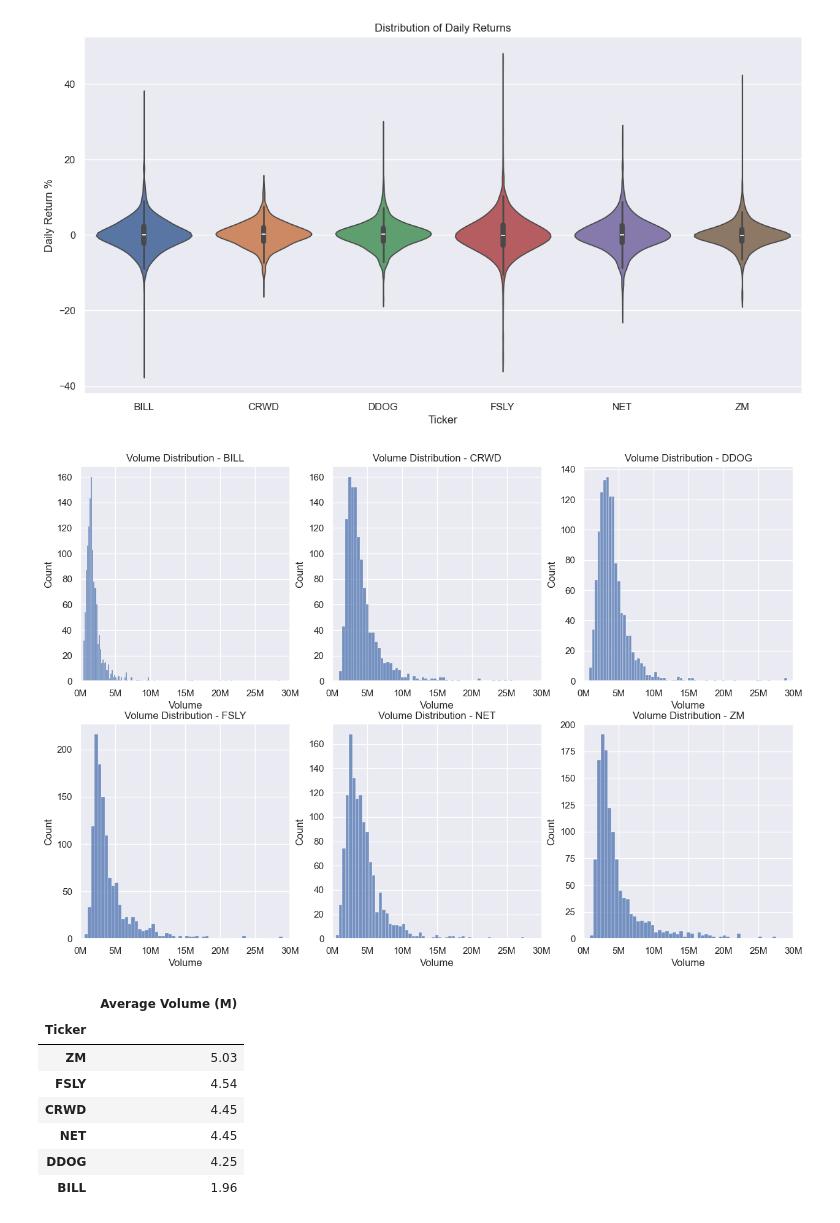
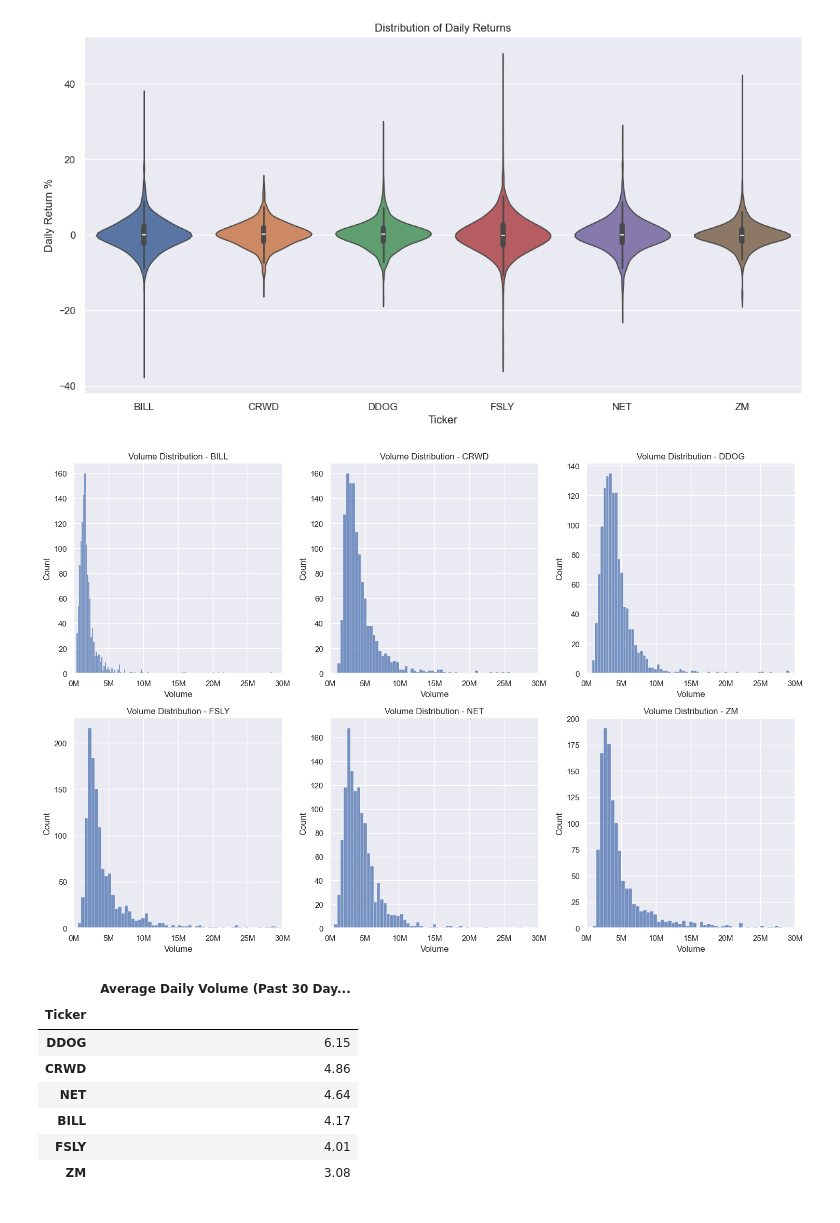
Before and after one commit to msicrow/SaaS-Stock-Prediction, a Jupyter notebook: EDA.ipynb, the cells around one changed output. Cells and saved outputs as stored; diff of their text form; code cells hidden in the pictures.

```diff
--- a/EDA.ipynb
+++ b/EDA.ipynb
@@ -101,29 +102,31 @@ plt.ylabel("Daily Return %");
 # %%
 fig, axs = plt.subplots(2, 3)
 fig.set_figheight(10)
 fig.set_figwidth(15)
 
 tickers = historical_data["Volume"].columns
 
 axs = axs.flatten()
 for i, ticker in enumerate(tickers):
     sns.histplot(historical_data["Volume"][ticker], ax=axs[i])
     axs[i].set_title(f"Volume Distribution - {ticker}")
     axs[i].set_xlabel("Volume")
     axs[i].set_xlim(0, 30000000)
     axs[i].xaxis.set_major_formatter(plt.FuncFormatter(lambda x, _: f"{int(x/1000000)}M"))
+
+plt.tight_layout()
 # %% [output]
-[figure, old version]
+[figure, new version]
 # %%
-vol_series = (round(historical_data['Volume'].mean()/1000000, 2)).sort_values(ascending=False)
-vol_df = vol_series.to_frame(name="Average Volume (M)")
+vol_series = (round(historical_data['Volume'][-30:].mean()/1000000, 2)).sort_values(ascending=False)
+vol_df = vol_series.to_frame(name="Average Daily Volume (Past 30 Days) (M)")
 vol_df
 # %% [output]
-|  | Average Volume (M) |
+|  | Average Daily Volume (Past 30 Day... |
 | Ticker |  |
-| ZM | 5.03 |
-| FSLY | 4.54 |
-| CRWD | 4.45 |
-| NET | 4.45 |
-| DDOG | 4.25 |
-| BILL | 1.96 |
+| DDOG | 6.15 |
+| CRWD | 4.86 |
+| NET | 4.64 |
+| BILL | 4.17 |
+| FSLY | 4.01 |
+| ZM | 3.08 |
```
Also changed, not shown: parts of 13 cells of this notebook.
